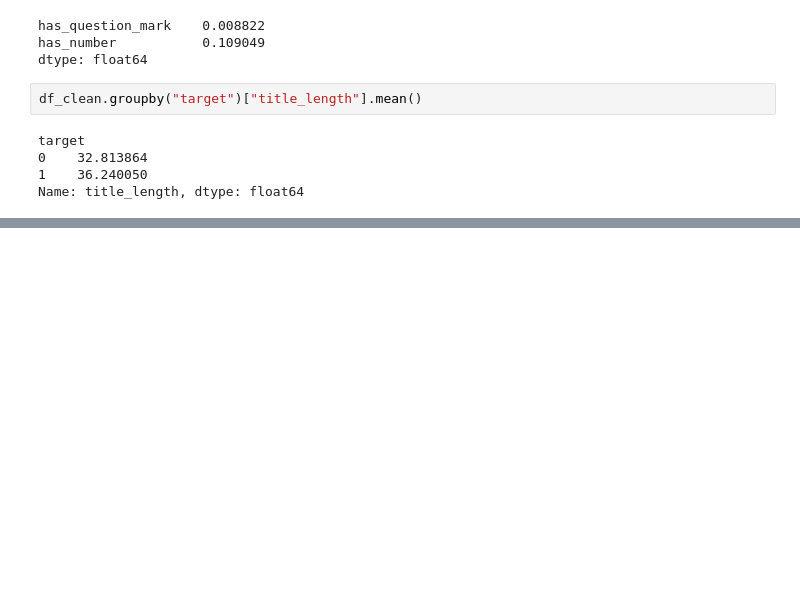
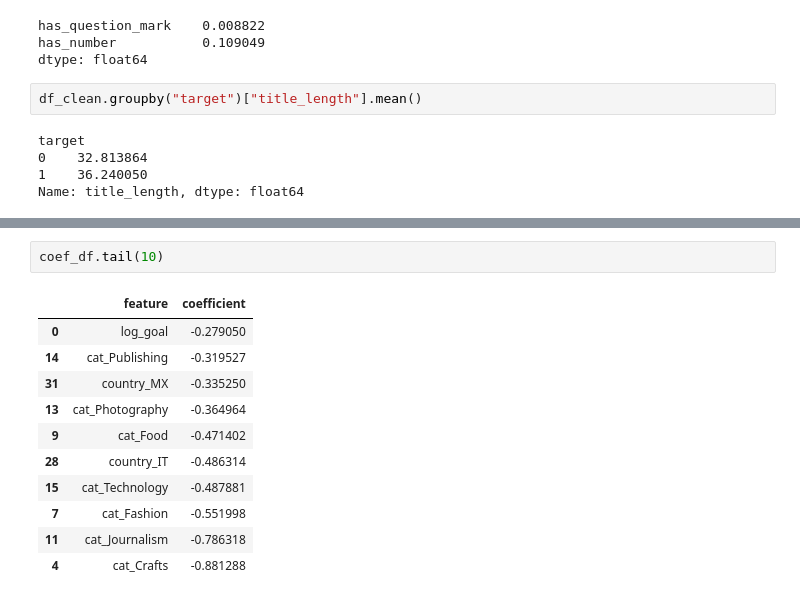
Before and after one commit to Soumya-205/WillItFund, a Jupyter notebook: notebooks/01_explorarion.ipynb, the cells around one changed output, grey strips where cells are left out. Drawn from its saved outputs; the diff is of its cells as text; blank space fills up the shorter version.

```diff
--- a/notebooks/01_explorarion.ipynb
+++ b/notebooks/01_explorarion.ipynb
@@ -400,0 +467,14 @@ Name: title_length, dtype: float64
+# %%
+coef_df.tail(10)
+# %% [output]
+|  | feature | coefficient |
+| 0 | log_goal | -0.279050 |
+| 14 | cat_Publishing | -0.319527 |
+| 31 | country_MX | -0.335250 |
+| 13 | cat_Photography | -0.364964 |
+| 9 | cat_Food | -0.471402 |
+| 28 | country_IT | -0.486314 |
+| 15 | cat_Technology | -0.487881 |
+| 7 | cat_Fashion | -0.551998 |
+| 11 | cat_Journalism | -0.786318 |
+| 4 | cat_Crafts | -0.881288 |
```
Also changed, not shown: parts of 12 cells of this notebook, 7 other files.
